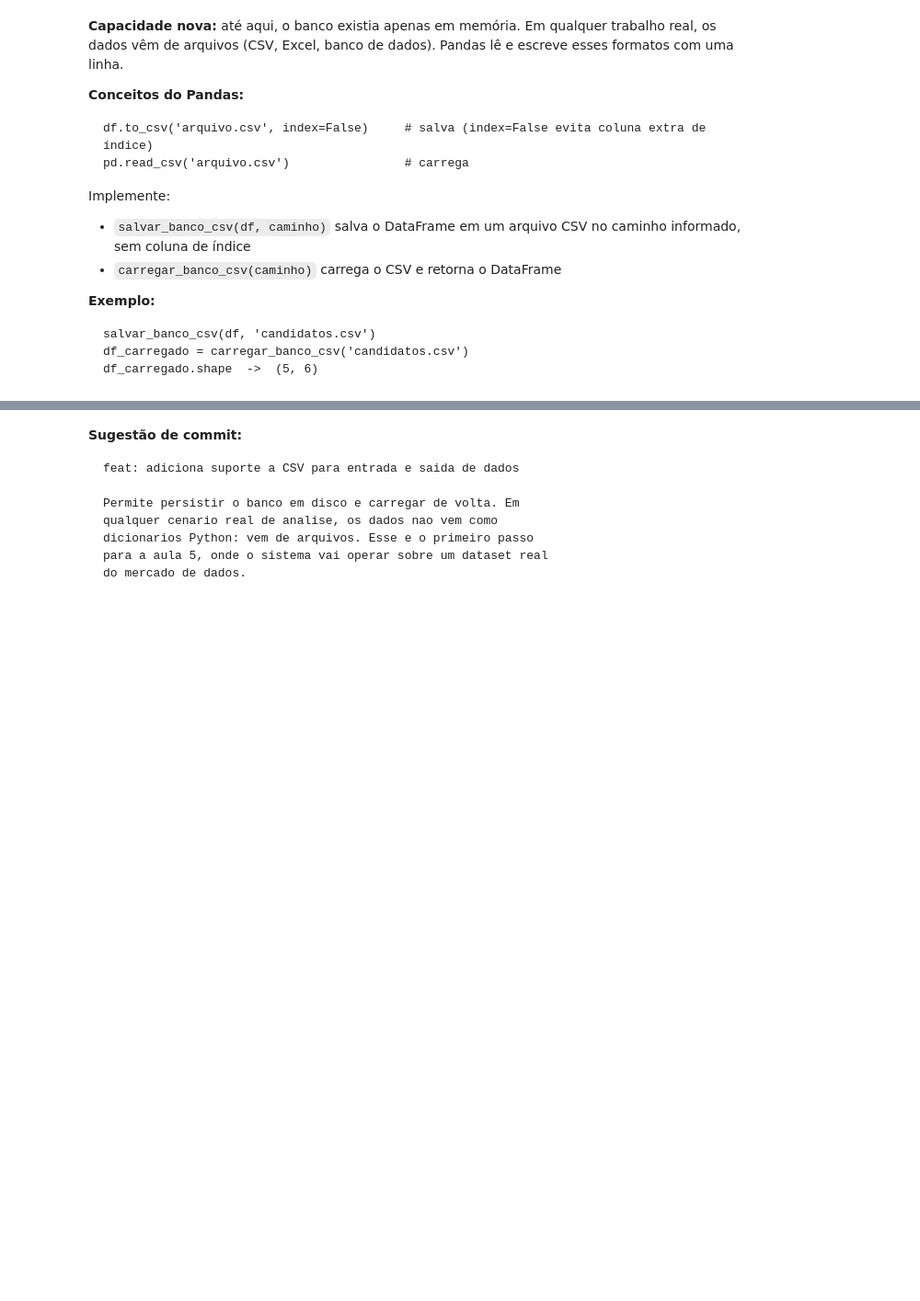
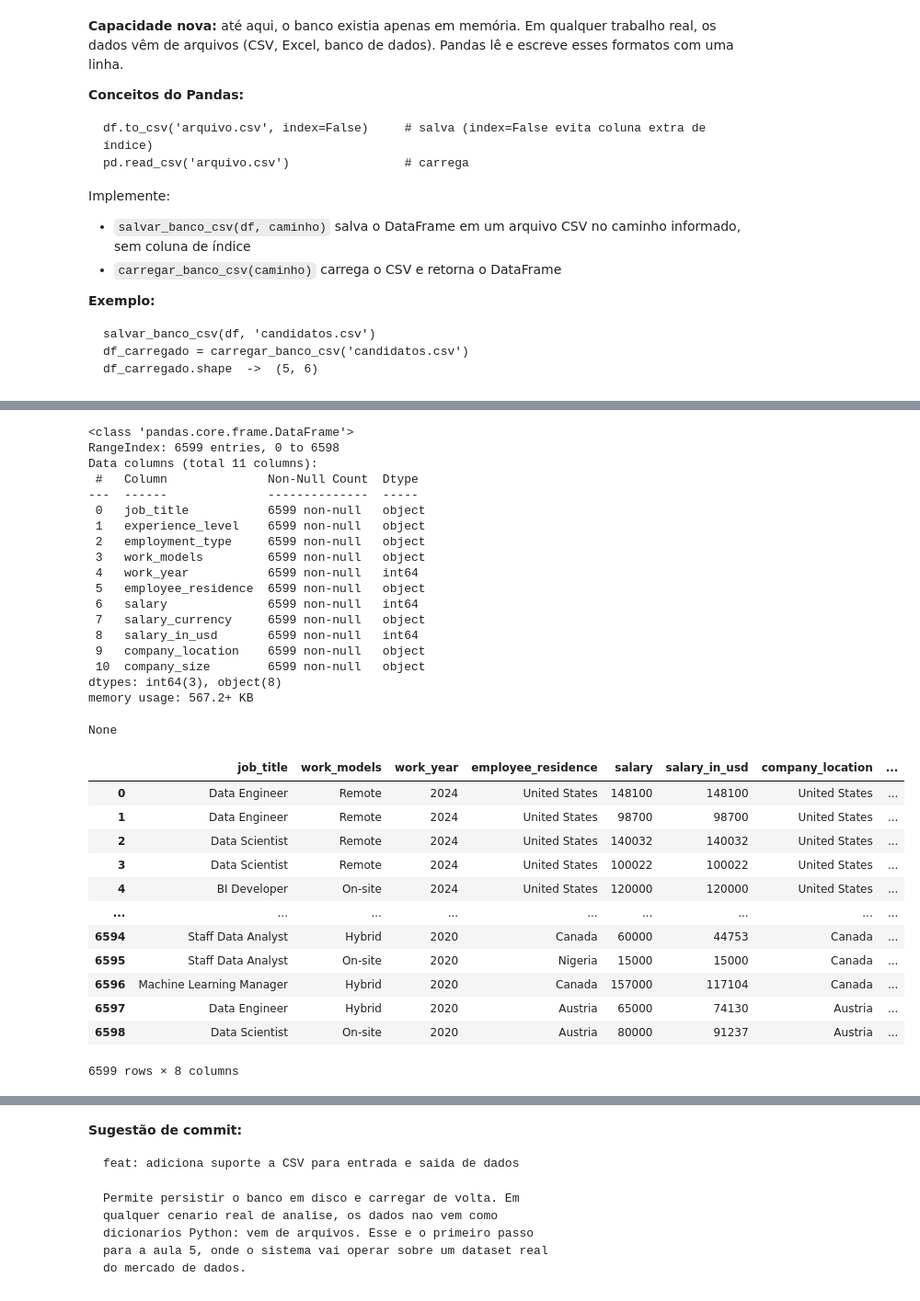
Before and after one commit to pedrojrcruz30-code/ada---projeto---modulo-2, a Jupyter notebook: projeto_pedro.ipynb, the cells around one changed output, grey strips where cells are left out. Shown at 92% size. Drawn from its saved outputs; the diff is of its cells as text; code cells hidden in the pictures; blank space fills up the shorter version.

```diff
--- a/projeto_pedro.ipynb
+++ b/projeto_pedro.ipynb
@@ -566,0 +565,40 @@ True
+# %%
+display(df.info())
+
+
+df = df.drop(columns=['employment_type', "salary_currency", "experience_level"])
+
+display(df)
+# %% [output]
+<class 'pandas.core.frame.DataFrame'>
+RangeIndex: 6599 entries, 0 to 6598
+Data columns (total 11 columns):
+ #   Column              Non-Null Count  Dtype
+---  ------              --------------  -----
+ 0   job_title           6599 non-null   object
+ 1   experience_level    6599 non-null   object
+ 2   employment_type     6599 non-null   object
+ 3   work_models         6599 non-null   object
+ 4   work_year           6599 non-null   int64
+ 5   employee_residence  6599 non-null   object
+ 6   salary              6599 non-null   int64
+ 7   salary_currency     6599 non-null   object
+ 8   salary_in_usd       6599 non-null   int64
+ 9   company_location    6599 non-null   object
+ 10  company_size        6599 non-null   object
+dtypes: int64(3), object(8)
+memory usage: 567.2+ KB
+None
+|  | job_title | work_models | work_year | employee_residence | salary | salary_in_usd | company_location | ... |
+| 0 | Data Engineer | Remote | 2024 | United States | 148100 | 148100 | United States | ... |
+| 1 | Data Engineer | Remote | 2024 | United States | 98700 | 98700 | United States | ... |
+| 2 | Data Scientist | Remote | 2024 | United States | 140032 | 140032 | United States | ... |
+| 3 | Data Scientist | Remote | 2024 | United States | 100022 | 100022 | United States | ... |
+| 4 | BI Developer | On-site | 2024 | United States | 120000 | 120000 | United States | ... |
+| ... | ... | ... | ... | ... | ... | ... | ... | ... |
+| 6594 | Staff Data Analyst | Hybrid | 2020 | Canada | 60000 | 44753 | Canada | ... |
+| 6595 | Staff Data Analyst | On-site | 2020 | Nigeria | 15000 | 15000 | Canada | ... |
+| 6596 | Machine Learning Manager | Hybrid | 2020 | Canada | 157000 | 117104 | Canada | ... |
+| 6597 | Data Engineer | Hybrid | 2020 | Austria | 65000 | 74130 | Austria | ... |
+| 6598 | Data Scientist | On-site | 2020 | Austria | 80000 | 91237 | Austria | ... |
+6599 rows × 8 columns
```
Also changed, not shown: parts of 8 cells of this notebook.
